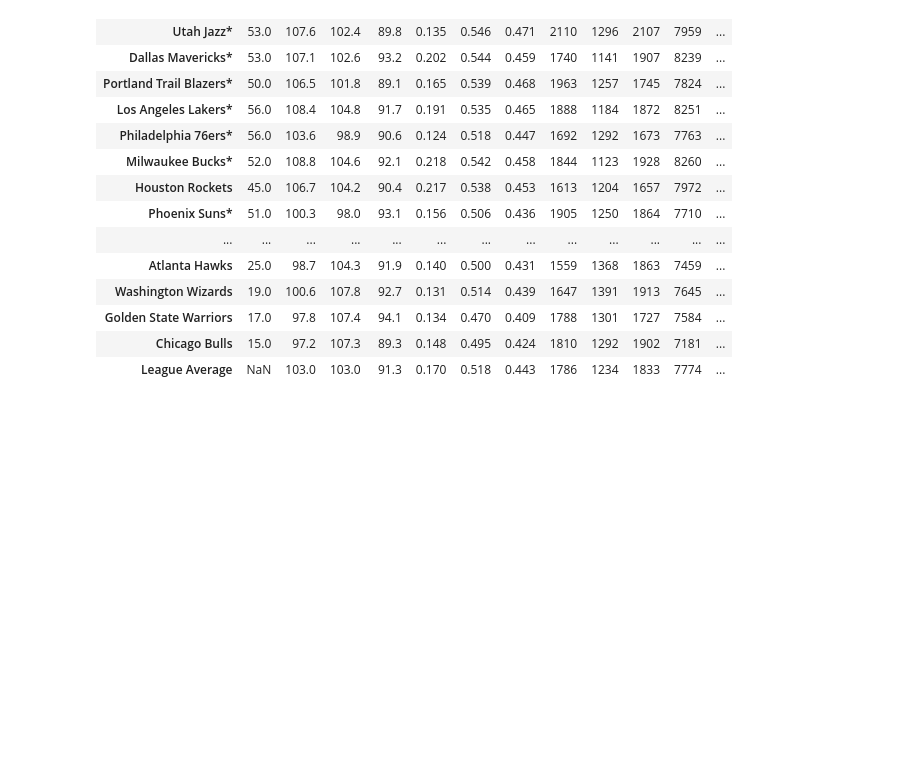
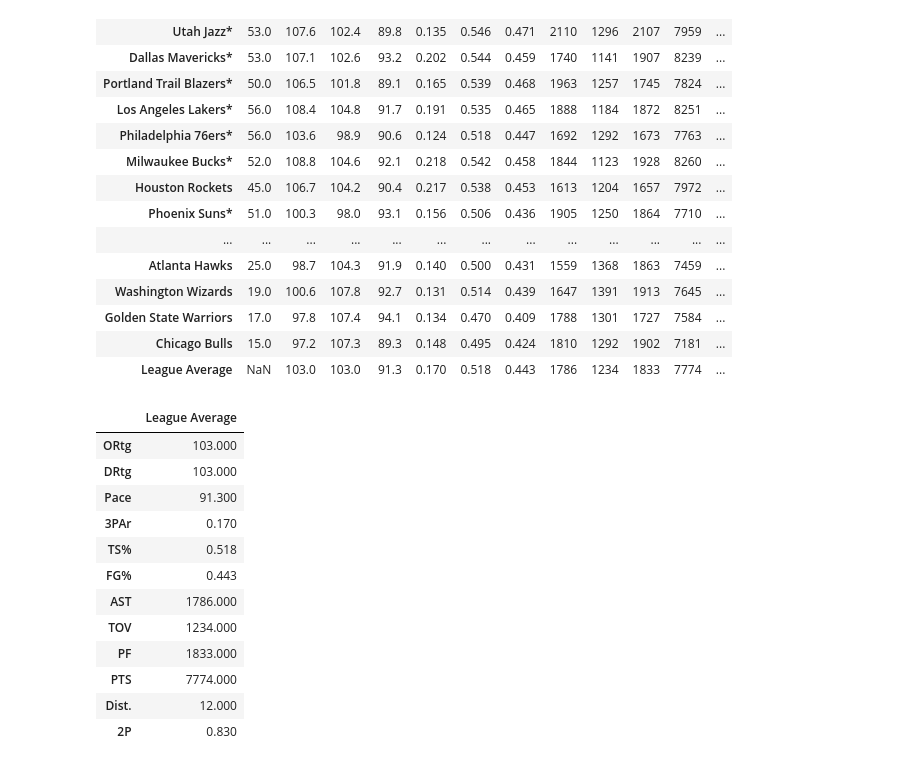
Before and after one commit to johncpolitte/NBA_Data_Analysis, a Jupyter notebook: Pandas_work.ipynb, the cells around one changed output. Drawn from its saved outputs; the diff is of its cells as text; code cells hidden in the pictures; blank space fills up the shorter version.

```diff
--- a/Pandas_work.ipynb
+++ b/Pandas_work.ipynb
@@ -307,2 +307,17 @@ def lg_avg_table():
 # %%
 test_2001 = pd.DataFrame(season_2001.iloc[-1, 1:-4])
+test_2001
+# %% [output]
+|  | League Average |
+| ORtg | 103.000 |
+| DRtg | 103.000 |
+| Pace | 91.300 |
+| 3PAr | 0.170 |
+| TS% | 0.518 |
+| FG% | 0.443 |
+| AST | 1786.000 |
+| TOV | 1234.000 |
+| PF | 1833.000 |
+| PTS | 7774.000 |
+| Dist. | 12.000 |
+| 2P | 0.830 |
```
Also changed, not shown: parts of 6 cells of this notebook.
